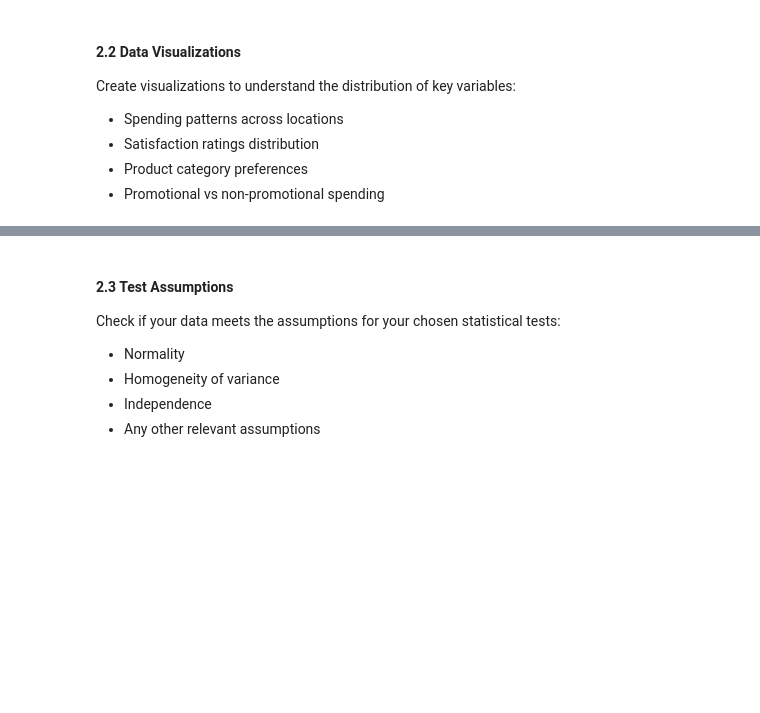
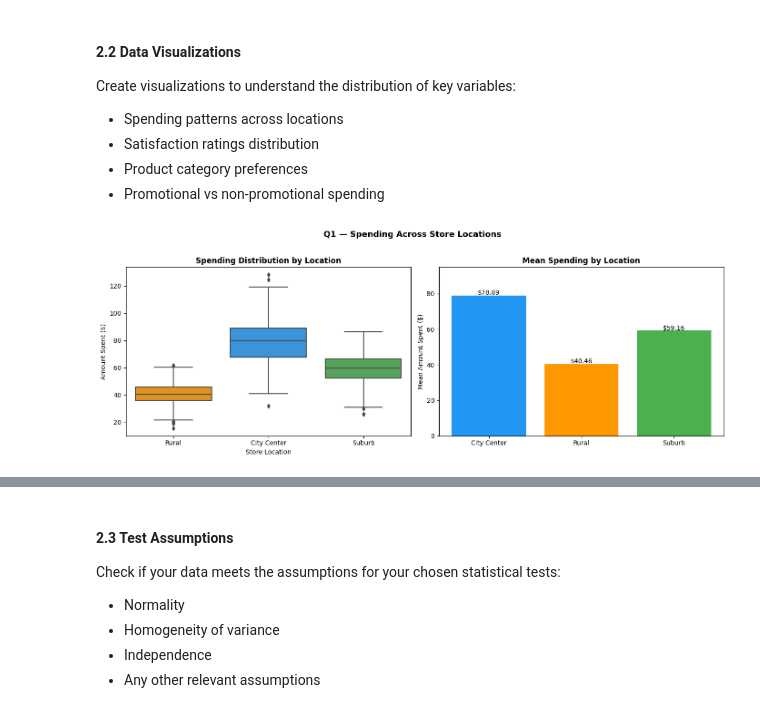
Before and after one commit to AlvinEchoka/-Evaluating-Customer-Behavior-with-Inferential-Statistics, a Jupyter notebook: retail_customer_behavior.ipynb, the cells around one changed output, grey strips where cells are left out. Saved outputs shown, nothing was run; the diff lists cells and outputs as text; code cells hidden in the pictures; blank space fills up the shorter version.

```diff
--- a/retail_customer_behavior.ipynb
+++ b/retail_customer_behavior.ipynb
@@ -105,0 +244,31 @@ None
+# %%
+# Visualize data - Create new cells as needed
+# Conducting analysis of spending patterns here
+# VIZ 1: Spending patterns across locations
+fig, axes = plt.subplots(1, 2, figsize=(14, 5))
+palette = {'City Center': '#2196F3', 'Suburb': '#4CAF50', 'Rural': '#FF9800'}
+
+# Box plot
+sns.boxplot(data=df, x='Store_Location', y='Amount_Spent',
+            palette=palette, ax=axes[0])
+axes[0].set_title('Spending Distribution by Location', fontweight='bold')
+axes[0].set_xlabel('Store Location')
+axes[0].set_ylabel('Amount Spent ($)')
+
+# Mean bar chart
+means = df.groupby('Store_Location')['Amount_Spent'].mean().reset_index()
+bars = axes[1].bar(means['Store_Location'], means['Amount_Spent'],
+                   color=[palette[l] for l in means['Store_Location']], edgecolor='none')
+for bar in bars:
+    axes[1].text(bar.get_x() + bar.get_width()/2, bar.get_height() + 0.5,
+                 f'${bar.get_height():.2f}', ha='center', fontsize=10)
+axes[1].set_title('Mean Spending by Location', fontweight='bold')
+axes[1].set_ylabel('Mean Amount Spent ($)')
+axes[1].set_ylim(0, 95)
+
+plt.suptitle('Q1 — Spending Across Store Locations', fontsize=13, fontweight='bold', y=1.02)
+plt.tight_layout()
+plt.savefig('viz_01_spending_location.png', dpi=150, bbox_inches='tight')
+plt.show()
+# %% [output]
+[figure, added]
```
Also changed, not shown: parts of 10 cells of this notebook, 3 other files.
